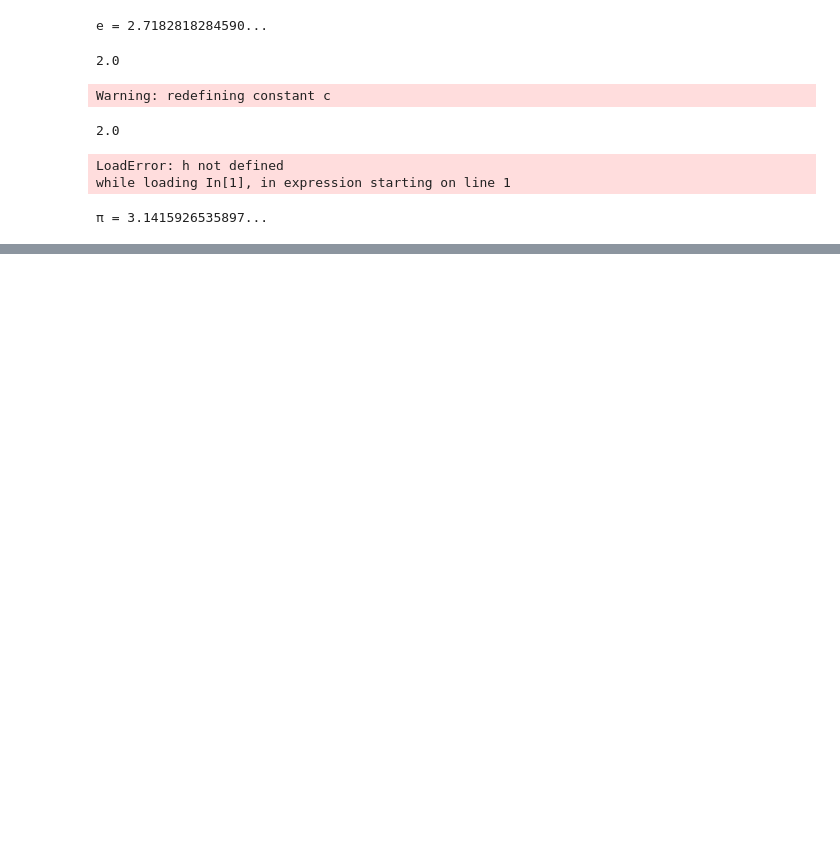
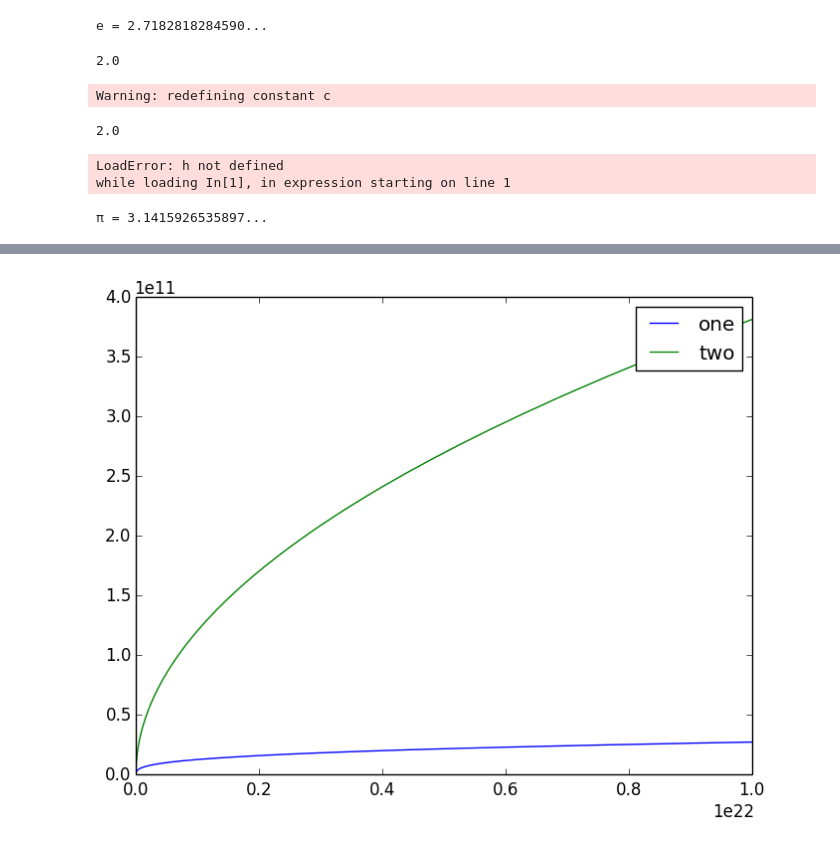
Before and after one commit to Pbaerwald/HypernovaeGit, a Jupyter notebook: Untitled0.ipynb, the cells around one changed output, grey strips where cells are left out. Saved outputs shown, nothing was run; the diff lists cells and outputs as text; code cells hidden in the pictures; blank space fills up the shorter version.

```diff
--- a/Untitled0.ipynb
+++ b/Untitled0.ipynb
@@ -65,0 +229,2 @@ pi
+# %%
+v_min_1 = (8*freq*charge_e^2/m_e).^(1/3)
@@ -65,0 +249,8 @@ pi
+# %%
+v_min_2 = sqrt(2*h*freq/m_e);
+# %%
+plot(freq,v_min_1);
+plot(freq,v_min_2);
+legend(["one","two"]);
+# %% [output]
+[figure, added]
```
Also changed, not shown: parts of 55 cells of this notebook, 2 other files.
